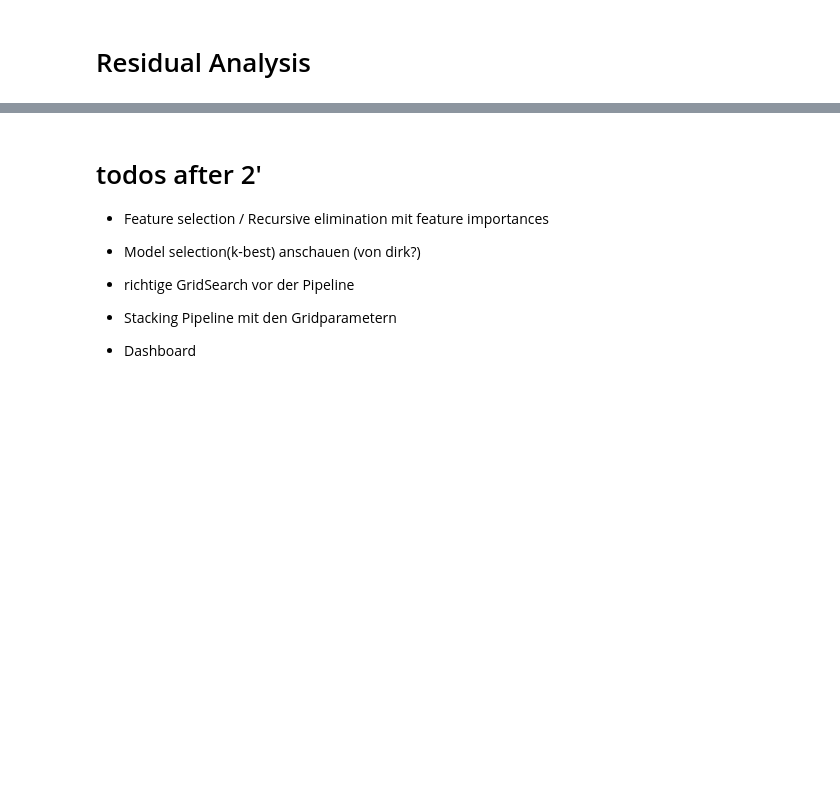
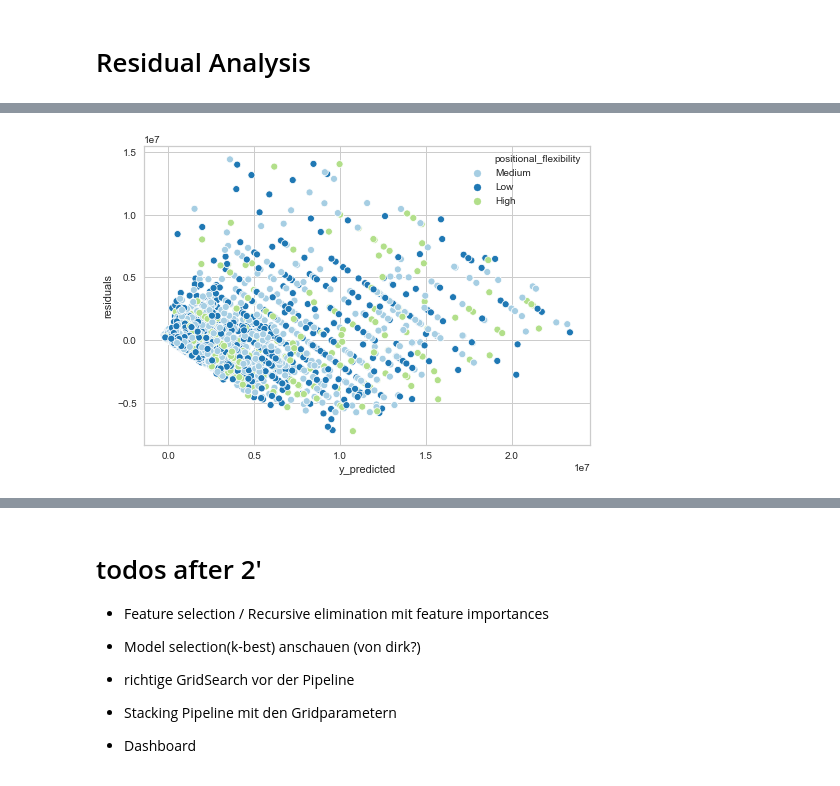
Before and after one commit to fabwerk90/FIFA-20---Market-value-prediction, a Jupyter notebook: i_predictive_algorithms_pipelines.ipynb, the cells around one changed output, grey strips where cells are left out. Saved outputs shown, nothing was run; the diff lists cells and outputs as text; code cells hidden in the pictures; blank space fills up the shorter version.

```diff
--- a/i_predictive_algorithms_pipelines.ipynb
+++ b/i_predictive_algorithms_pipelines.ipynb
@@ -462,0 +527,5 @@ ax = sns.scatterplot(x="y_predicted", y="residuals", hue="main_position",data=df
+# %%
+sns.scatterplot(x="y_predicted", y="residuals", hue="positional_flexibility",data=df_fp_train,
+                legend="brief", palette="Paired");
+# %% [output]
+[figure, added]
```
Also changed, not shown: parts of 27 cells of this notebook.
